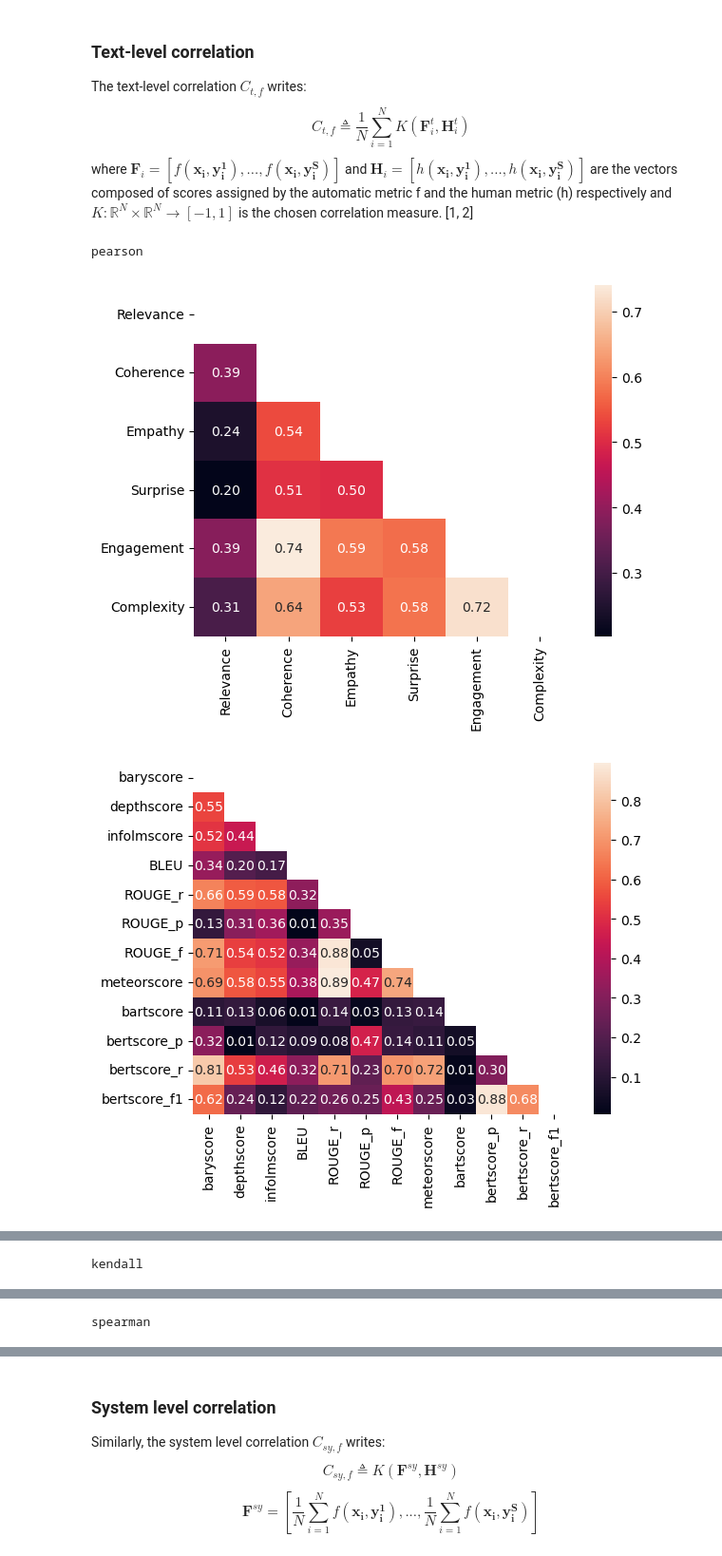
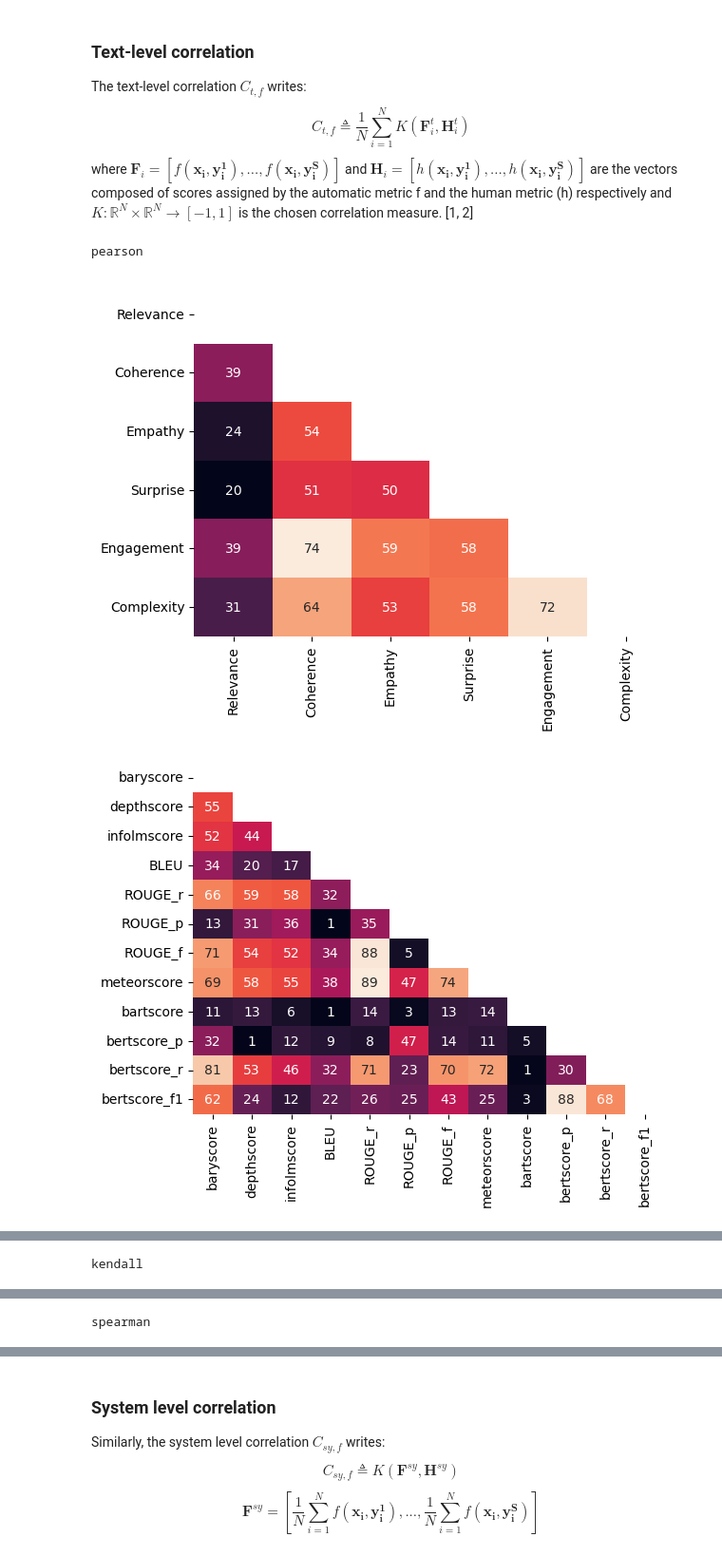
Before and after one commit to leohouairi/NLP-text-similarity, a Jupyter notebook: notebooks/Hanna_evaluation.ipynb, the cells around one changed output, grey strips where cells are left out. Shown at 95% size. Saved outputs shown, nothing was run; the diff lists cells and outputs as text; code cells hidden in the pictures.

Commit message:
heatmap: percent, no cbar

```diff
--- a/notebooks/Hanna_evaluation.ipynb
+++ b/notebooks/Hanna_evaluation.ipynb
@@ -199,6 +199,11 @@ def compute_list_corr(dataframe:pd.DataFrame, list_column_name:str, correlation_
         return dataframe[dataframe.Model==system][list_column_name].corr(method=correlation_type)
     else:
         return dataframe[list_column_name].corr(method=correlation_type)
+
+# Transforms a correlation matrix: absolute value (since we are only interested in the strengh of the association), percentage
+
+def format_corr(corr):
+    return 100*np.abs(corr)
 # %% [markdown]
 ## 3 - DL and datawrangling of Hanna dataset
 # %%
@@ -271,38 +276,35 @@ for corr_method in CORR_METHODS:
     df_work=df_unique_human_story_all.copy()
     df_work=df_work.drop(columns=["Human","Story","Work time in seconds","Story ID"])
     # For each gold (96), compute correlation 960 => 96
     list_of_dataframe=[]
     for index in iter(df_work.human_story_index.unique()): # For each prompt ...
         # ... compute the correlation between each pairs of columns
         result=compute_list_corr(df_work[df_work["human_story_index"]==index], LIST_ALL_METRICS, corr_method)
         list_of_dataframe.append(result)
 
     # For each pair of metrics, we then compute the average other the 96 prompts
     # Take the mean sample
     #sns.heatmap(pd.DataFrame(np.mean(list(map(lambda x : x.to_numpy(),list_of_dataframe)),axis=0),columns=LIST_ALL_METRICS))
     all_corr=pd.concat(list_of_dataframe).groupby(level=0).mean().reindex(LIST_ALL_METRICS)
     corr=all_corr.loc[LIST_HUMAN_METRICS,LIST_HUMAN_METRICS]
 
-    # We take the absolute value since we are only interested in the assocaition strength
     matrix = np.triu(corr)
-    sns.heatmap(np.abs(corr),mask=matrix,annot=True, fmt=".2f")
+    sns.heatmap(format_corr(corr),mask=matrix, annot=True, fmt=".0f", cbar = False)
     plt.savefig("figures/text-"+corr_method+"-human", bbox_inches='tight', dpi =300)
     plt.show()
 
 
     corr=all_corr.loc[LIST_AEM,LIST_AEM]
-    # We take the absolute value since we are only interested in the assocaition strength
     matrix = np.triu(corr)
-    sns.heatmap(np.abs(corr), mask=matrix,annot=True, fmt=".2f")
+    sns.heatmap(format_corr(corr), mask=matrix,annot=True, fmt=".0f", cbar = False)
     plt.savefig("figures/text-"+corr_method+"-auto", bbox_inches='tight', dpi =300)
     plt.show()
 
-    # We take the absolute value since we are only interested in the assocaition strength
     corr=all_corr.loc[LIST_HUMAN_METRICS,LIST_AEM]
-    sns.heatmap(np.abs(corr),annot=True, fmt=".2f")
+    sns.heatmap(format_corr(corr),annot=True, fmt=".0f", cbar = False)
     plt.savefig("figures/text-"+corr_method+"-autohuman", bbox_inches='tight', dpi =300)
     plt.show()
 # %% [output]
 pearson
-[figure, old version]
+[figure, new version]
-[figure, old version]
+[figure, new version]
```
Also changed, not shown: parts of 2 cells of this notebook.
